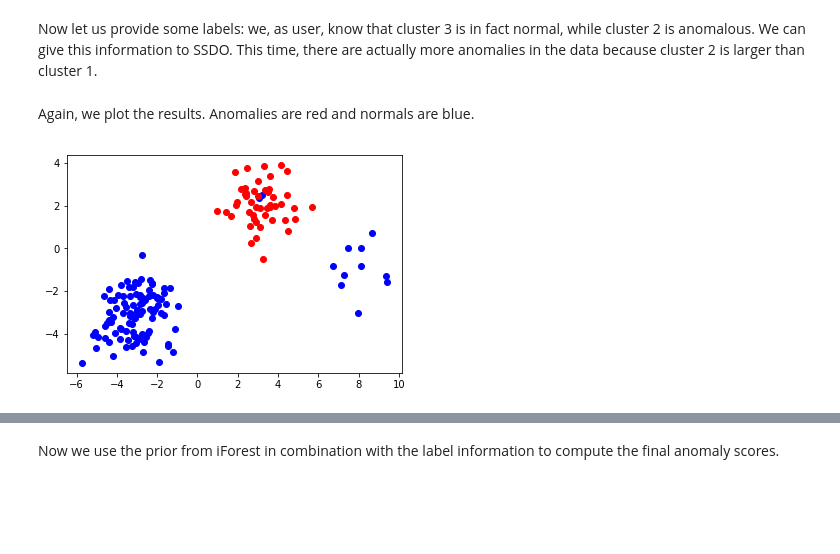
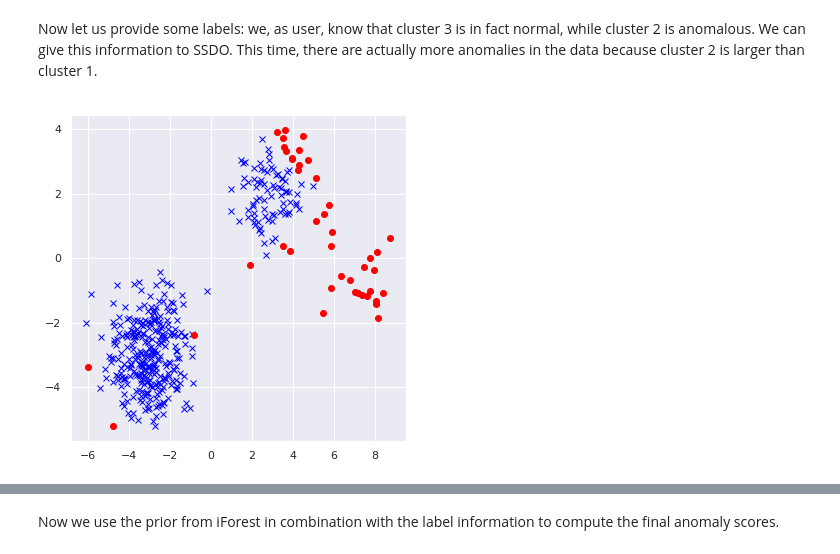
Before and after one commit to Vincent-Vercruyssen/anomatools, a Jupyter notebook: notebooks/SSDO_test.ipynb, the cells around one changed output, grey strips where cells are left out. Saved outputs shown, nothing was run; the diff lists cells and outputs as text; code cells hidden in the pictures; blank space fills up the shorter version.

```diff
--- a/notebooks/SSDO_test.ipynb
+++ b/notebooks/SSDO_test.ipynb
@@ -58,14 +117,14 @@ y[-40:-35] = 1
 # %%
+# let's add labels
+y = np.zeros(len(X), dtype=int)
+y[-5:] = -1
+y[-40:-35] = 1
+
 # construct detector and find outliers
-detector = SSDO(n_clusters=3, contamination=0.3)
+detector = SSDO(contamination=0.1, base_classifier='ssdo')
 y_score, y_pred = detector.fit_predict(X, y)
+
+# plot anomalies
+plot_anomalies(X, y_pred)
+# %% [output]
+[figure, added]
-# %% [markdown]
-Again, we plot the results. Anomalies are red and normals are blue.
-# %%
-plt.figure()
-for l in [-1, 1]:
-    ix = np.where(y_pred == l)[0]
-    c = 'red' if l == 1 else 'blue'
-    plt.plot(X[ix, 0], X[ix, 1], 'o', color=c)
-# %% [output]
-[figure, removed]
```
Also changed, not shown: parts of 20 cells of this notebook, 5 other files.
